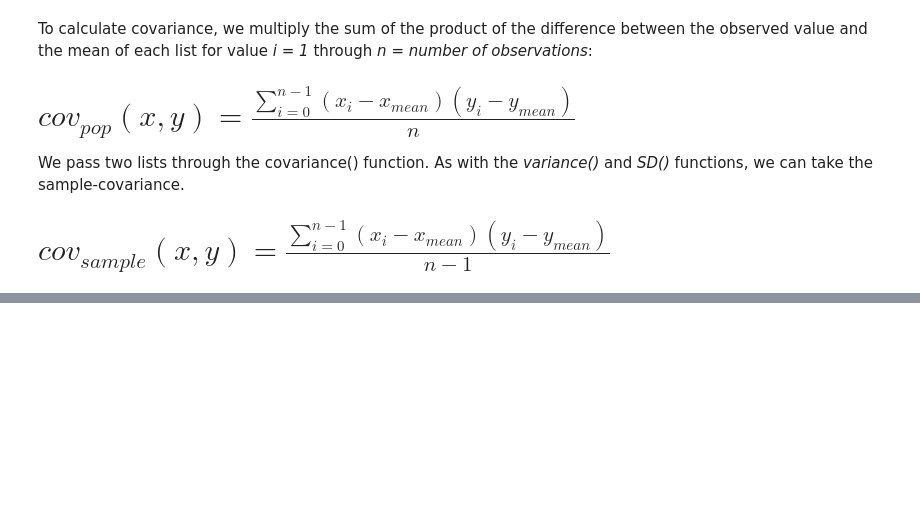
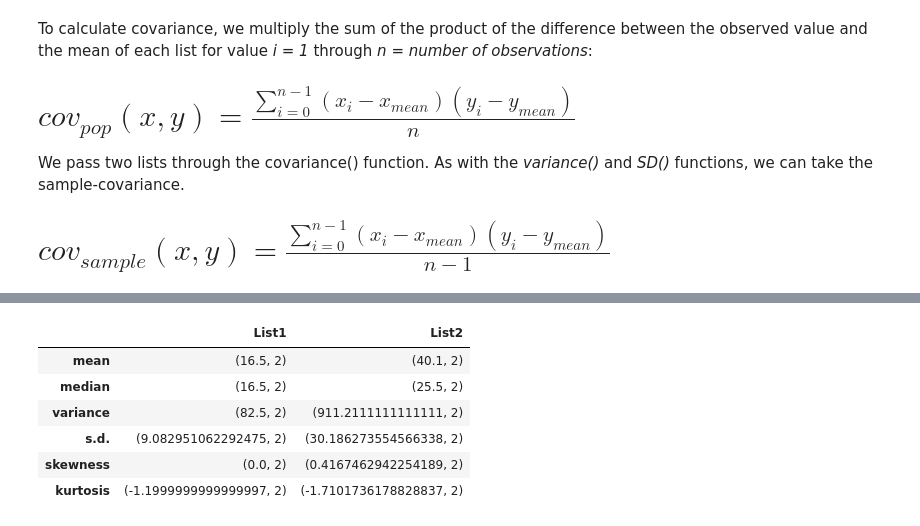
Before and after one commit to audrabuysse/Econ-411, a Jupyter notebook: In Class Projects/In Class Projects/Project 5 - Chapter 4 - Functional Programming - Rudimentary Statistics and Analytics.ipynb, the cells around one changed output, grey strips where cells are left out. Saved outputs shown, nothing was run; the diff lists cells and outputs as text; code cells hidden in the pictures; blank space fills up the shorter version.

```diff
--- a/In Class Projects/In Class Projects/Project 5 - Chapter 4 - Functional Programming - Rudimentary Statistics and Analytics.ipynb
+++ b/In Class Projects/In Class Projects/Project 5 - Chapter 4 - Functional Programming - Rudimentary Statistics and Analytics.ipynb
@@ -295,0 +377,17 @@ def covariance(lst1, lst2, sample = False):
+# %%
+def kurtosis(lst, sample = True):
+    # Get mean
+    mean_ = mean(lst)
+    # set default kurtosis to start at zero
+    kurt = 0
+    # get standard deviation:
+    SD_ = SD(lst, sample)
+    n = len(lst)
+    for x in lst:
+        kurt += (x - mean_) ** 4
+    kurt = kurt / (n * SD_ ** 4) if  sample == False else  n * (n + 1) * kurt / \
+    ((n - 1) * (n - 2) * (n - 3) * (SD_ ** 4)) - (3 *(n - 1) ** 2) / ((n - 2) * (n - 3))
+
+    return kurt
+
+kurtosis(X1, sample = False)
@@ -295,0 +408,27 @@ def covariance(lst1, lst2, sample = False):
+# %%
+import pandas as pd
+def gather_statistics(df, sample = False, round_dig =3):
+    dct = {key:{} for key in df}
+    for key, val in df.items():
+        # drop null values:
+        val.dropna(inplace = True)
+        # add to dictionary:
+        dct[key]["mean"] = (mean(val), round_dig)
+        dct[key]["median"] = (median(val), round_dig)
+        dct[key]["variance"] = (variance(val), round_dig)
+        dct[key]["s.d."] = (SD(val), round_dig)
+        dct[key]["skewness"] = (skewness(val), round_dig)
+        dct[key]["kurtosis"] = (kurtosis(val), round_dig)
+    stats_df = pd.DataFrame(dct)
+    return stats_df
+
+data = pd.DataFrame([X1, X2], index = ["List1", "List2"]).T
+gather_statistics(data, sample = False, round_dig = 2)
+# %% [output]
+|  | List1 | List2 |
+| mean | (16.5, 2) | (40.1, 2) |
+| median | (16.5, 2) | (25.5, 2) |
+| variance | (82.5, 2) | (911.2111111111111, 2) |
+| s.d. | (9.082951062292475, 2) | (30.186273554566338, 2) |
+| skewness | (0.0, 2) | (0.4167462942254189, 2) |
+| kurtosis | (-1.1999999999999997, 2) | (-1.7101736178828837, 2) |
```
Also changed, not shown: parts of 27 cells of this notebook.
